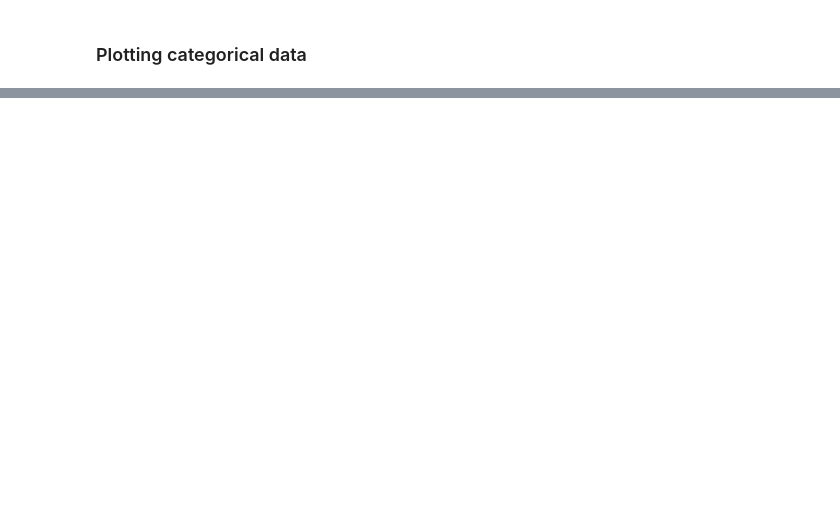
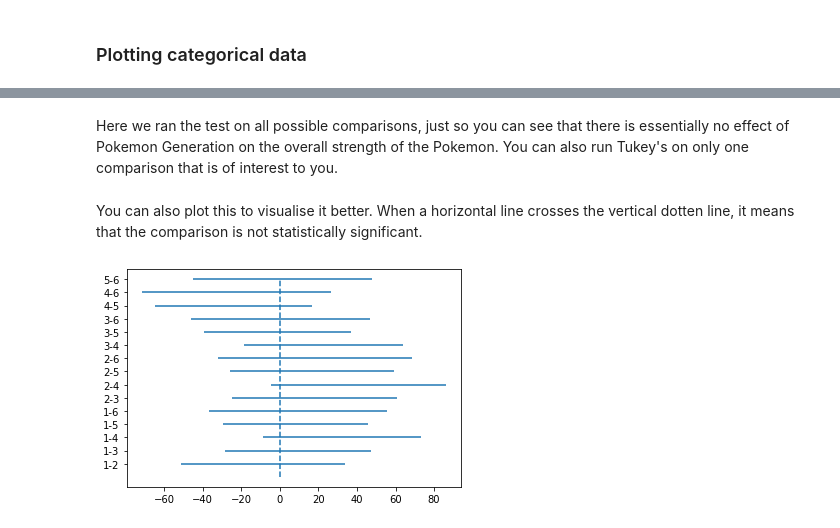
Before and after one commit to petehellyer/Neuroscience-Python-Course-Development, a Jupyter notebook: Day9.ipynb, the cells around one changed output, grey strips where cells are left out. Cells and saved outputs as stored; diff of their text form; code cells hidden in the pictures; blank space fills up the shorter version.

```diff
--- a/Day9.ipynb
+++ b/Day9.ipynb
@@ -159,0 +252,2 @@ Let's also visualise our categorical data. Let's use what you learnt in the prev
+# %%
+df.Total = rank_inv.rank_INT(df.Total)
@@ -159,0 +297,5 @@ Let's also visualise our categorical data. Let's use what you learnt in the prev
+# %%
+df.HP = rank_inv.rank_INT(df.HP)
+df.Attack = rank_inv.rank_INT(df.Attack)
+scipy.stats.shapiro(df.Attack)
+scipy.stats.shapiro(df.HP)
@@ -159,0 +388,3 @@ Let's also visualise our categorical data. Let's use what you learnt in the prev
+# %%
+tukey = sm.stats.multicomp.pairwise_tukeyhsd(endog=df['Total'], groups=df['Generation'], alpha=0.05)
+print(tukey)
@@ -159,0 +412,13 @@ Let's also visualise our categorical data. Let's use what you learnt in the prev
+# %% [markdown]
+Here we ran the test on all possible comparisons, just so you can see that there is essentially no effect of Pokemon Generation on the overall strength of the Pokemon. You can also run Tukey's on only one comparison that is of interest to you.
+# %% [markdown]
+You can also plot this to visualise it better. When a horizontal line crosses the vertical dotten line, it means that the comparison is not statistically significant.
+# %%
+rows = tukey.summary().data[1:]
+plt.hlines( range(len(rows)), [row[4] for row in rows], [row[5] for row in rows] )
+plt.vlines( 0, -1, len( rows )-1, linestyles='dashed' )
+plt.gca().set_yticks( range( len( rows ) ) )
+plt.gca().set_yticklabels( [ f'{x[0]}-{x[1]}' for x in rows ] )
+plt.show()
+# %% [output]
+[figure, added]
```
Also changed, not shown: parts of 68 cells of this notebook, 1 other file.
